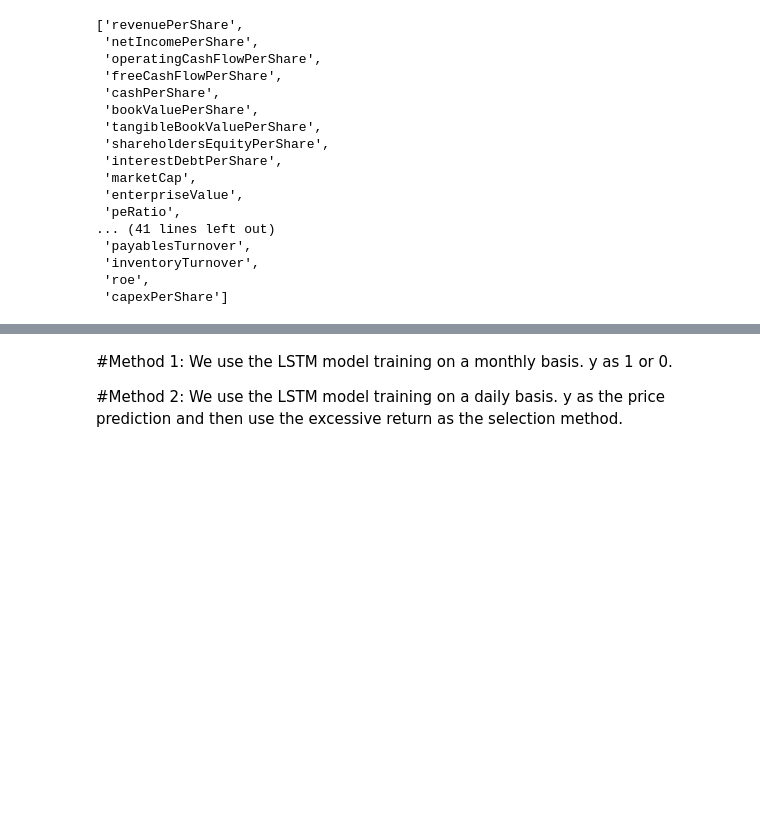
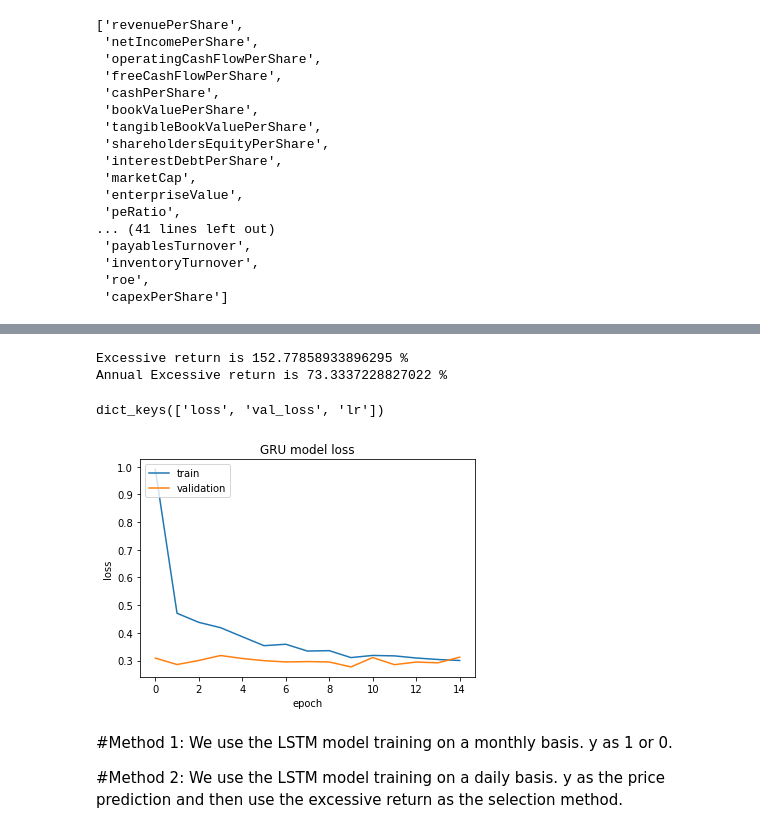
Before and after one commit to YanggWendy/FYP-Portfolio-Management-System, a Jupyter notebook: FYP_Stock_Data.ipynb, the cells around one changed output, grey strips where cells are left out. Drawn from its saved outputs; the diff is of its cells as text; code cells hidden in the pictures; blank space fills up the shorter version.

```diff
--- a/FYP_Stock_Data.ipynb
+++ b/FYP_Stock_Data.ipynb
@@ -1503,0 +1346,3 @@ print('x_dataset',x_dataset.shape)
+# %%
+n_future = 1   # Number of month we want top predict into the future
+n_past = 9
@@ -1503,0 +1554,30 @@ print('x_dataset',x_dataset.shape)
+# %%
+%%time
+# The GRU architecture
+regressorGRU = Sequential()
+# First GRU layer with Dropout regularisation
+regressorGRU.add(GRU(units=1024, return_sequences=True, input_shape=(n_past, x_dataset.shape[1]), activation='tanh'))
+regressorGRU.add(Dropout(0.2))
+# Second GRU layer
+regressorGRU.add(GRU(units=512, return_sequences=True, input_shape=(n_past, x_dataset.shape[1]), activation='tanh'))
+regressorGRU.add(Dropout(0.2))
+# Third GRU layer
+regressorGRU.add(GRU(units=500, return_sequences=True, input_shape=(n_past, x_dataset.shape[1]), activation='tanh'))
+regressorGRU.add(Dropout(0.2))
+# Fourth GRU layer
+regressorGRU.add(GRU(units=500, activation='tanh'))
+regressorGRU.add(Dropout(0.2))
+# The output layer
+regressorGRU.add(Dense(units=500))
+# Compiling the RNN
+regressorGRU.compile(optimizer = Adam(learning_rate=0.01), loss='mean_squared_error')
+#regressorGRU.compile(optimizer=SGD(lr=0.01, decay=1e-7, momentum=0.9, nesterov=False),loss='mean_squared_error')
+
+es = EarlyStopping(monitor='val_loss', min_delta=1e-10, patience=10, verbose=1)
+rlr = ReduceLROnPlateau(monitor='val_loss', factor=0.5, patience=10, verbose=1)
+mcp = ModelCheckpoint(filepath='weights_GRU.h5', monitor='val_loss', verbose=1, save_best_only=True, save_weights_only=True)
+
+tb = TensorBoard('logs')
+
+# Fitting to the training set
+history = regressorGRU.fit(x_train, y_train, shuffle=True, epochs=15, callbacks=[es, rlr, mcp, tb], validation_split=0.2, verbose=1, batch_size=10)
@@ -1504,3 +1611,44 @@ print('x_dataset',x_dataset.shape)
+# %%
+#calculate the top 10 stock we picked
+stock_selection_index = np.argsort(predictions)[:,-10:]
+stock_selection = []
+for index in stock_selection_index:
+  stock_list = []
+  for stock_i in index:
+    stock_list.append(SP500_ticker[stock_i])
+  stock_selection.append(stock_list)
+
+#calculate excessive return
+er = 0
+time_index = 0
+aer = 0
+for stock_list in stock_selection:
+  for stock in stock_list:
+    er = er + er_return[stock][325 + n_past + time_index]
+  time_index = time_index+1
+
+#aer = math.pow((1+er), 12/len(stock_selection))-1
+aer = er*12/len(stock_selection)
+print("Excessive return is", er*100, "%")
+print("Annual Excessive return is", aer*100, "%")
+# %% [output]
+Excessive return is 152.77858933896295 %
+Annual Excessive return is 73.3337228827022 %
+# %%
+# list all data in history
+print(history.history.keys())
+
+# summarize history for loss
+plt.plot(history.history['loss'])
+plt.plot(history.history['val_loss'])
+plt.title('GRU model loss')
+plt.ylabel('loss')
+plt.xlabel('epoch')
+plt.legend(['train', 'validation'], loc='upper left')
+plt.show()
+# %% [output]
+dict_keys(['loss', 'val_loss', 'lr'])
+[figure, added]
 # %% [markdown]
 #Method 1:
 We use the LSTM model training on a monthly basis. y as 1 or 0.
```
Also changed, not shown: parts of 47 cells of this notebook.
